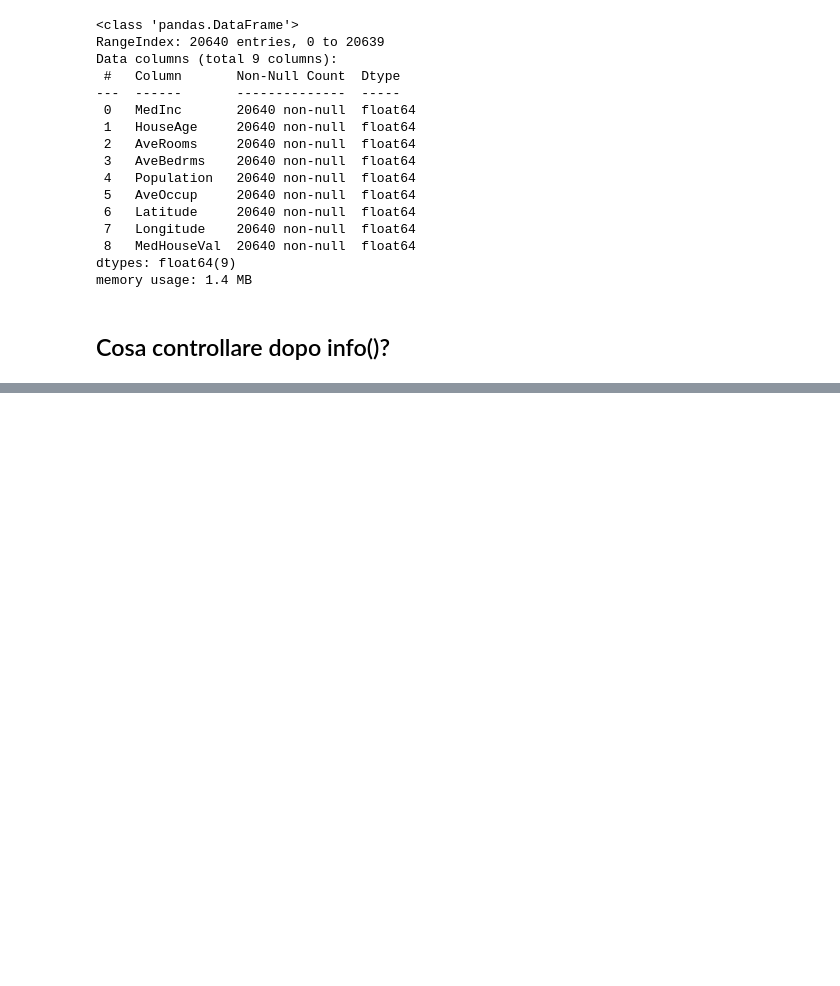
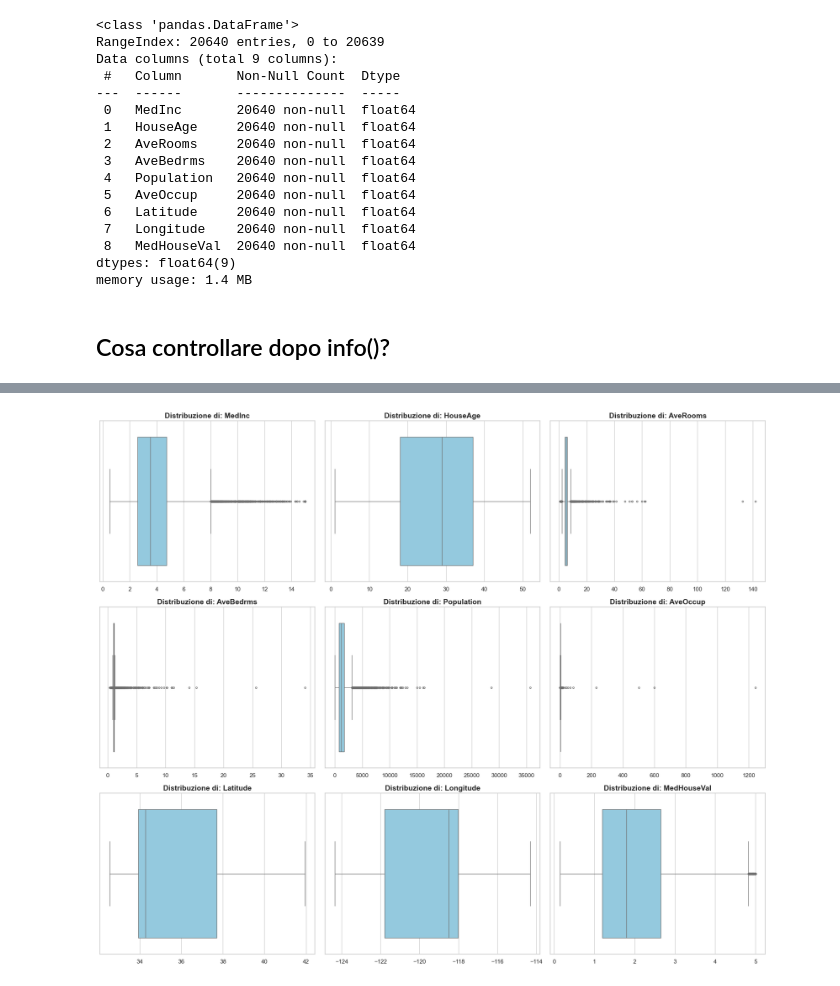
Before and after one commit to giushh/Deposito_Cuccaro, a Jupyter notebook: Corso_Python/02_03_2026/mattina/california.ipynb, the cells around one changed output, grey strips where cells are left out. Drawn from its saved outputs; the diff is of its cells as text; code cells hidden in the pictures; blank space fills up the shorter version.

```diff
--- a/Corso_Python/02_03_2026/mattina/california.ipynb
+++ b/Corso_Python/02_03_2026/mattina/california.ipynb
@@ -76,0 +89,81 @@ memory usage: 1.4 MB
+# %%
+# Grafico BoxPlot. leggi descrizione per saperne di più
+"""
+BoxPlot.
+Individuare gli outlier è una fase fondamentale dell’analisi esplorativa dei dati (EDA).
+Un outlier è un’osservazione che si discosta in modo significativo dal comportamento
+generale del dataset.
+
+Trovare questi valori serve principalmente a tre scopi:
+
+1) Qualità del dato
+   Un valore anomalo può essere il risultato di un errore di misurazione,
+   di inserimento o di acquisizione.
+
+2) Comprensione del fenomeno
+   A volte l’outlier rappresenta un evento raro ma reale,
+   che può avere un significato importante (ad esempio case di lusso
+   in un dataset immobiliare).
+
+3) Impatto sui modelli statistici
+   Molti algoritmi (come regressione lineare, media e varianza)
+   sono sensibili ai valori estremi. Pochi punti molto grandi o molto piccoli
+   possono alterare significativamente i risultati.
+
+Il boxplot è uno strumento grafico che permette di visualizzare in modo
+sintetico la distribuzione di una variabile numerica.
+
+Un boxplot mostra:
+
+- La mediana (linea centrale nella scatola), che rappresenta il valore centrale.
+- Il primo e terzo quartile (Q1 e Q3), che delimitano il 50% centrale dei dati.
+- L’intervallo interquartile (IQR = Q3 - Q1), che misura la dispersione.
+- I "baffi", che indicano l’estensione dei valori non anomali.
+- Eventuali punti isolati, che rappresentano gli outlier.
+
+Interpretare un boxplot significa osservare:
+
+- La posizione della mediana → indica il valore tipico.
+- La dimensione della scatola → misura la variabilità.
+- La simmetria o asimmetria → suggerisce se la distribuzione è sbilanciata.
+- La presenza di punti esterni → indica possibili valori anomali.
+
+In sintesi, trovare gli outlier aiuta a comprendere meglio la struttura dei dati
+e a decidere se mantenerli, correggerli o trattarli con tecniche specifiche.
+Il boxplot fornisce una rappresentazione compatta e immediata di queste informazioni,
+rendendolo uno strumento molto efficace nella fase iniziale dell’analisi.
+"""
+
+import matplotlib.pyplot as plt
+import seaborn as sns
+
+# Impostiamo lo stile
+sns.set_theme(style="whitegrid")
+
+# Creiamo la griglia di subplot (3x3 adattabile)
+num_colonne = len(df.columns)
+righe = 3
+colonne = 3
+
+fig, axes = plt.subplots(nrows=righe, ncols=colonne, figsize=(18, 15))
+axes = axes.flatten()
+
+# Creazione boxplot per ogni colonna numerica
+for i, col in enumerate(df.columns):
+    sns.boxplot(
+        x=df[col],
+        ax=axes[i],
+        color='skyblue',
+        fliersize=3
+    )
+    axes[i].set_title(f'Distribuzione di: {col}', fontsize=14, fontweight='bold')
+    axes[i].set_xlabel('')
+
+# Rimuove eventuali subplot vuoti se le colonne sono meno di 9
+for j in range(i + 1, len(axes)):
+    fig.delaxes(axes[j])
+
+plt.tight_layout()
+plt.show()
+# %% [output]
+[figure, added]
```
Also changed, not shown: parts of 1 cell of this notebook.
